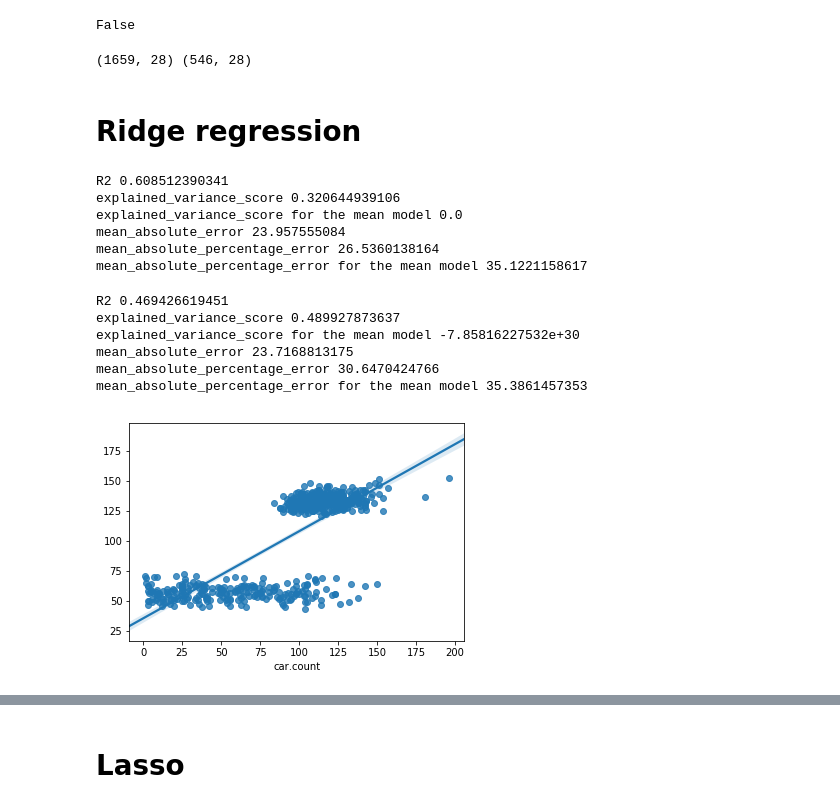
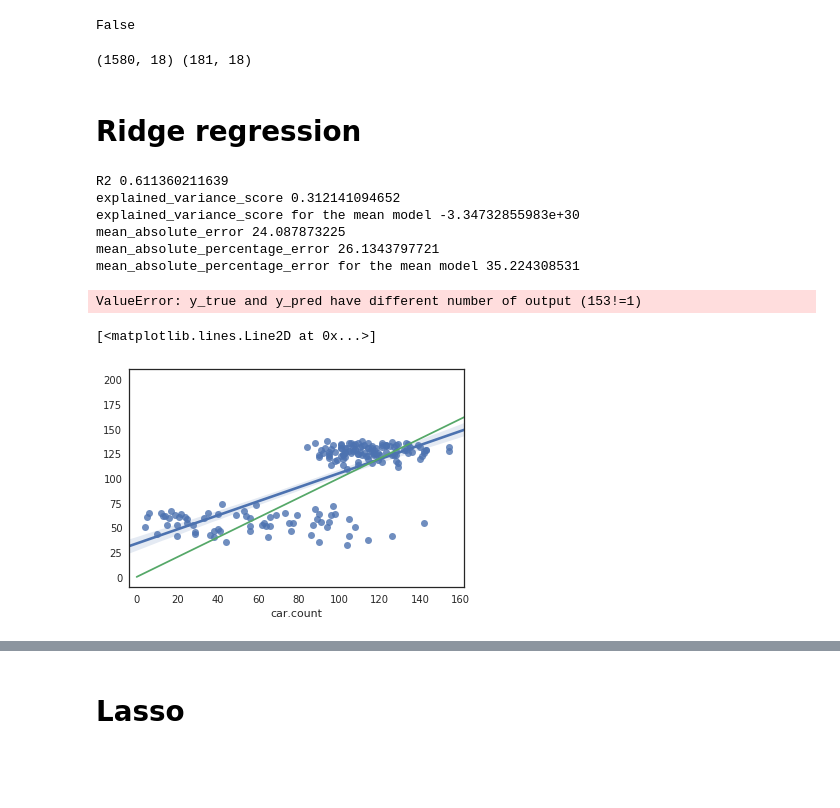
Before and after one commit to emindeniz/Norbital, a Jupyter notebook: Orbital_Emin_Ozkan.ipynb, the cells around one changed output, grey strips where cells are left out. Saved outputs shown, nothing was run; the diff lists cells and outputs as text; code cells hidden in the pictures; blank space fills up the shorter version.

```diff
--- a/Orbital_Emin_Ozkan.ipynb
+++ b/Orbital_Emin_Ozkan.ipynb
@@ -476,13 +515,16 @@ X.head()
+# %%
+from sklearn.preprocessing import PolynomialFeatures
+poly = PolynomialFeatures(2)
 # %%
 X.isnull().values.any()
 # %% [output]
 False
 # %%
 X_train = X[X['date']<date(2015,1,1)]
-X_valid = X[(date(2015,1,1)<X['date'])]
+X_valid = X[(date(2016,1,1)<X['date'])]
 print(X_train.shape,X_valid.shape)
 # %% [output]
-(1659, 28) (546, 28)
+(1580, 18) (181, 18)
 # %%
 def mean_absolute_percentage_error(y_true, y_pred):
 
@@ -493,8 +535,9 @@ def mean_absolute_percentage_error(y_true, y_pred):
 from sklearn.linear_model import Ridge
 
 x = X_train.drop(['date','car.count'],axis=1)
+x = poly.fit_transform(x)
 y_true = X_train['car.count']
-clf = Ridge(alpha=10.0,
+clf = Ridge(alpha=100.0,
             fit_intercept=True,
             normalize=False,
             copy_X=True,
@@ -510,33 +553,32 @@ print('mean_absolute_error',mean_absolute_error(y_pred, y_true)) # this is R2 va
 print('mean_absolute_percentage_error',mean_absolute_percentage_error(y_pred, y_true)) # this is R2 value
 print('mean_absolute_percentage_error for the mean model',mean_absolute_percentage_error(np.full(y_true.shape,y_true.mean()), y_true)) # this is R2 value
 # %% [output]
-R2 0.608512390341
-explained_variance_score 0.320644939106
-explained_variance_score for the mean model 0.0
-mean_absolute_error 23.957555084
-mean_absolute_percentage_error 26.5360138164
-mean_absolute_percentage_error for the mean model 35.1221158617
+R2 0.611360211639
+explained_variance_score 0.312141094652
+explained_variance_score for the mean model -3.34732855983e+30
+mean_absolute_error 24.087873225
+mean_absolute_percentage_error 26.1343797721
+mean_absolute_percentage_error for the mean model 35.224308531
 # %%
 x = X_valid.drop(['date','car.count'],axis=1)
+x = poly.fit_transform(x)
 y_true = X_valid['car.count']
 y_pred = clf.predict(x)
-print('R2',clf.score(x,y_true)) # this is R2 value
+print('R2',r2_score(x,y_true)) # this is R2 value
+print('R2',r2_score(np.full(y_true.shape,y_true.mean()),y_true)) # this is R2 value
 print('explained_variance_score',explained_variance_score(y_pred, y_true)) # this is R2 value
 print('explained_variance_score for the mean model',explained_variance_score(np.full(y_true.shape,y.mean()),y_true)) # this is explained variance for the mean model
 print('mean_absolute_error',mean_absolute_error(y_pred, y_true)) # this is R2 value
 print('mean_absolute_percentage_error',mean_absolute_percentage_error(y_pred, y_true)) # this is R2 value
 print('mean_absolute_percentage_error for the mean model',mean_absolute_percentage_error(np.full(y_true.shape,y_true.mean()), y_true)) # this is R2 value
 # %% [output]
-R2 0.469426619451
-explained_variance_score 0.489927873637
-explained_variance_score for the mean model -7.85816227532e+30
-mean_absolute_error 23.7168813175
-mean_absolute_percentage_error 30.6470424766
-mean_absolute_percentage_error for the mean model 35.3861457353
+ValueError: y_true and y_pred have different number of output (153!=1)
 # %%
 ax = sns.regplot(x=y_true, y=y_pred)
+plt.plot([0,200],[0,200])
 # %% [output]
+[<matplotlib.lines.Line2D at 0x...>]
-[figure, old version]
+[figure, new version]
 # %%
 plt.figure(figsize=(15,6))
 sns.set(style='white')
```
Also changed, not shown: parts of 64 cells of this notebook, 2 other files.
